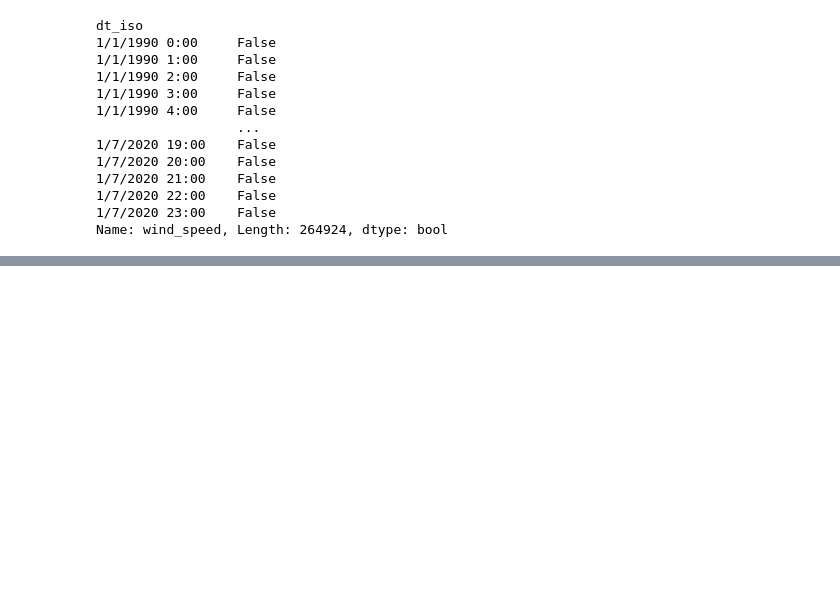
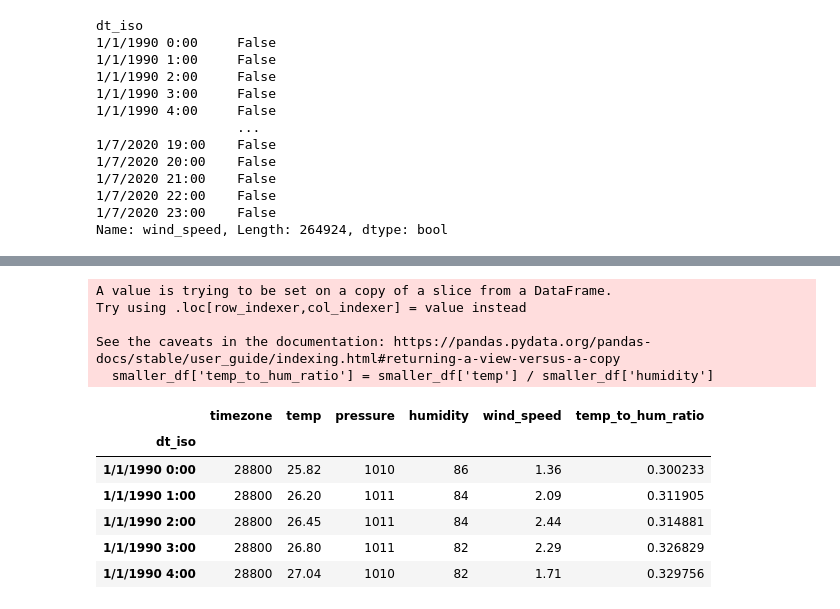
Before and after one commit to imronfilayatyds/pandai, a Jupyter notebook: trypandai.ipynb, the cells around one changed output, grey strips where cells are left out. Cells and saved outputs as stored; diff of their text form; code cells hidden in the pictures; blank space fills up the shorter version.

Commit message:
adding the processed data

```diff
--- a/trypandai.ipynb
+++ b/trypandai.ipynb
@@ -267,0 +279,2 @@ Name: wind_speed, Length: 264924, dtype: bool
+# %%
+smaller_df['pressure'] = smaller_df['pressure'].astype('int')
@@ -267,0 +298,2 @@ Name: wind_speed, Length: 264924, dtype: bool
+# %%
+smaller_df['pressure'] = pd.to_numeric(smaller_df['pressure'].astype('string'))
@@ -267,0 +343,18 @@ Name: wind_speed, Length: 264924, dtype: bool
+# %%
+smaller_df['temp_to_hum_ratio'] = smaller_df['temp'] / smaller_df['humidity']
+# %% [output]
+A value is trying to be set on a copy of a slice from a DataFrame.
+Try using .loc[row_indexer,col_indexer] = value instead
+
+See the caveats in the documentation: https://pandas.pydata.org/pandas-docs/stable/user_guide/indexing.html#returning-a-view-versus-a-copy
+  smaller_df['temp_to_hum_ratio'] = smaller_df['temp'] / smaller_df['humidity']
+# %%
+smaller_df.head()
+# %% [output]
+|  | timezone | temp | pressure | humidity | wind_speed | temp_to_hum_ratio |
+| dt_iso |  |  |  |  |  |  |
+| 1/1/1990 0:00 | 28800 | 25.82 | 1010 | 86 | 1.36 | 0.300233 |
+| 1/1/1990 1:00 | 28800 | 26.20 | 1011 | 84 | 2.09 | 0.311905 |
+| 1/1/1990 2:00 | 28800 | 26.45 | 1011 | 84 | 2.44 | 0.314881 |
+| 1/1/1990 3:00 | 28800 | 26.80 | 1011 | 82 | 2.29 | 0.326829 |
+| 1/1/1990 4:00 | 28800 | 27.04 | 1010 | 82 | 1.71 | 0.329756 |
```
Also changed, not shown: parts of 10 cells of this notebook, 1 other file.
